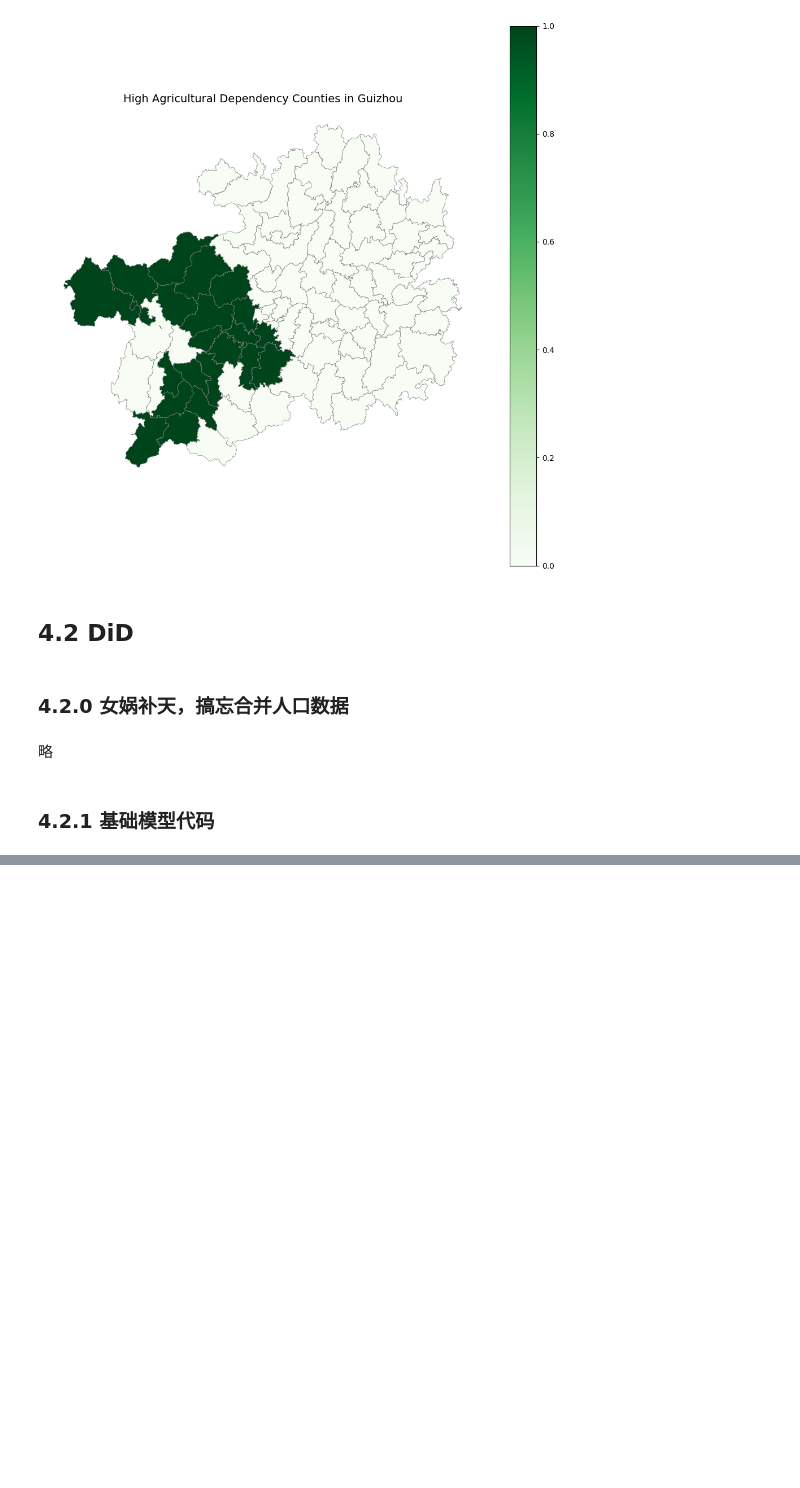
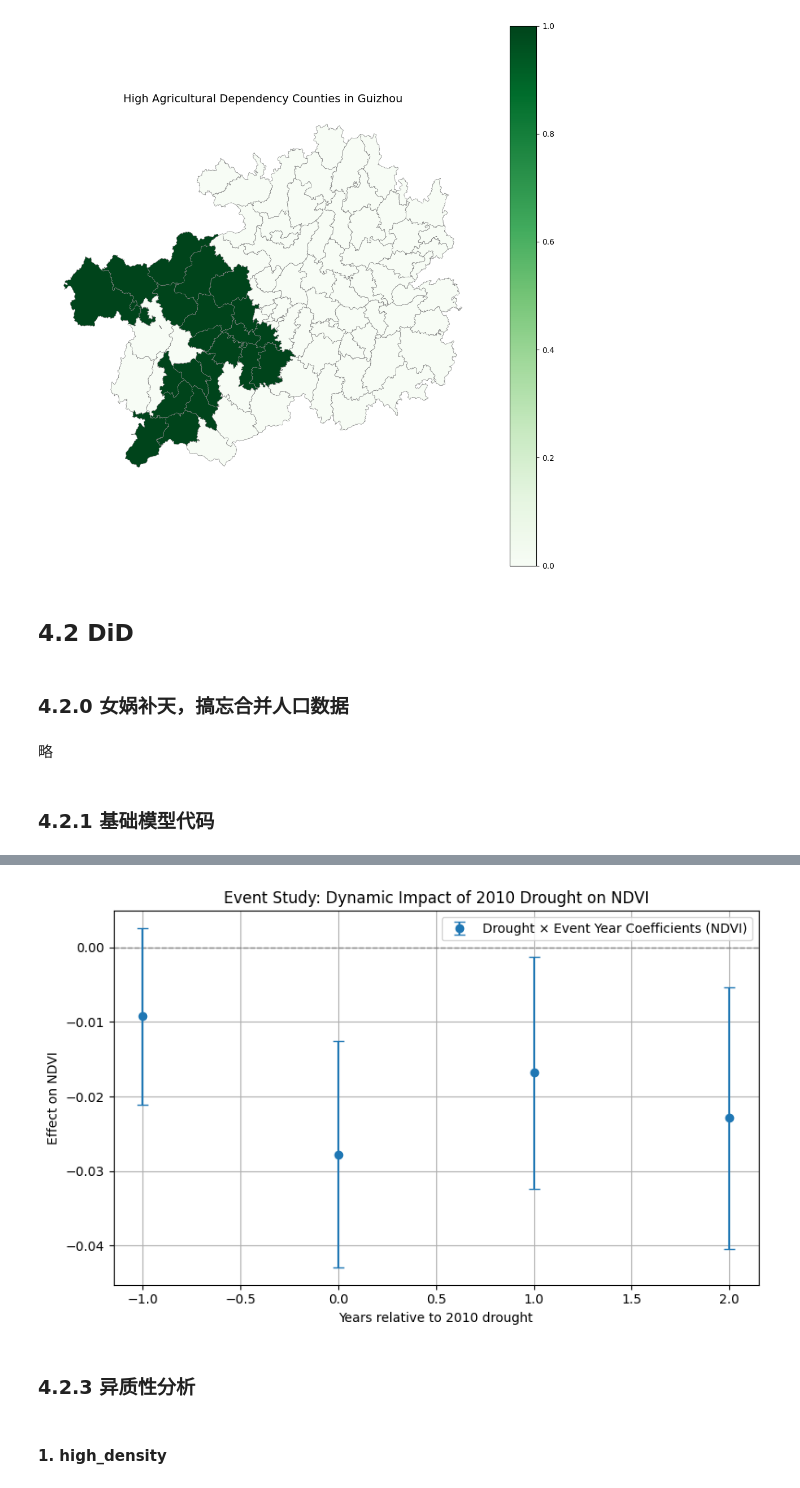
Before and after one commit to ixxiiris/CASA_Dissertation, a Jupyter notebook: DiD/did_event.ipynb, the cells around one changed output, grey strips where cells are left out. Saved outputs shown, nothing was run; the diff lists cells and outputs as text; code cells hidden in the pictures; blank space fills up the shorter version.

```diff
--- a/DiD/did_event.ipynb
+++ b/DiD/did_event.ipynb
@@ -336,0 +436,46 @@ import statsmodels.api as sm
+# %%
+# 回归模型：NDVI ~ 干旱组 × 事件年份 + 双固定效应 + 县级聚类稳健标准误
+ndvi_event_model = smf.ols(
+    formula="ndvi_crop ~ C(event_time) * drought_treated + C(county_id) + C(year)",
+    data=df_model
+).fit(cov_type='cluster', cov_kwds={'groups': df_model['county_id'].values})
+# %%
+# 提取干旱 × 事件年份交互项系数
+ndvi_event_coefs = ndvi_event_model.params[
+    ndvi_event_model.params.index.str.contains("event_time") &
+    ndvi_event_model.params.index.str.contains(":drought_treated")
+]
+ndvi_conf_int = ndvi_event_model.conf_int().loc[ndvi_event_coefs.index]
+
+# 提取事件年份（τ）
+ndvi_event_years = [int(re.search(r'C\(event_time\)\[T\.(-?\d+)\]', name).group(1)) for name in ndvi_event_coefs.index]
+
+# 整理成绘图 DataFrame
+ndvi_event_df = pd.DataFrame({
+    'year': ndvi_event_years,
+    'coef': ndvi_event_coefs.values,
+    'ci_low': ndvi_conf_int[0].values,
+    'ci_high': ndvi_conf_int[1].values
+}).sort_values('year')
+# %%
+plt.figure(figsize=(8, 5))
+plt.axhline(0, color='gray', linestyle='--', linewidth=1)
+
+plt.errorbar(ndvi_event_df['year'], ndvi_event_df['coef'],
+             yerr=[ndvi_event_df['coef'] - ndvi_event_df['ci_low'],
+                   ndvi_event_df['ci_high'] - ndvi_event_df['coef']],
+             fmt='o', capsize=4, label='Drought × Event Year Coefficients (NDVI)')
+
+plt.xlabel("Years relative to 2010 drought")
+plt.ylabel("Effect on NDVI")
+plt.title("Event Study: Dynamic Impact of 2010 Drought on NDVI")
+plt.grid(True)
+plt.legend()
+plt.tight_layout()
+plt.show()
+# %% [output]
+[figure, added]
+# %% [markdown]
+### 4.2.3 异质性分析
+# %% [markdown]
+#### 1. high_density
```
Also changed, not shown: parts of 11 cells of this notebook.
